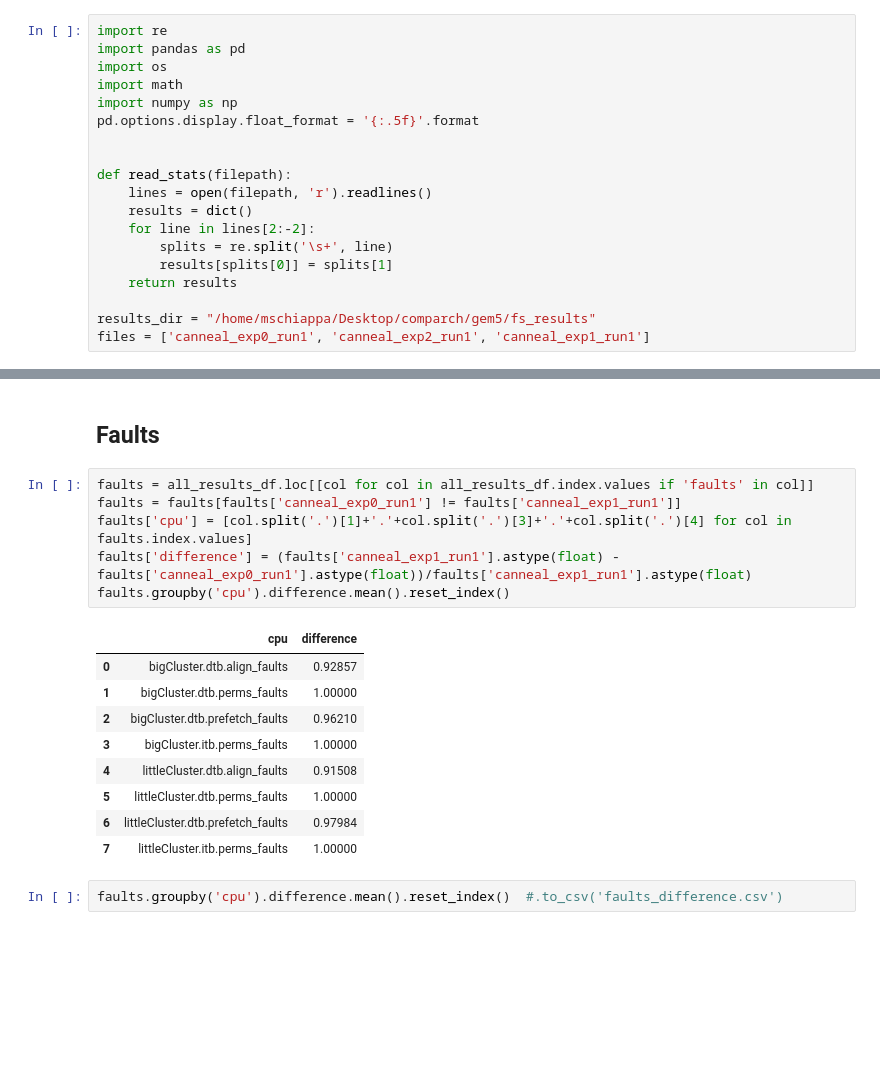
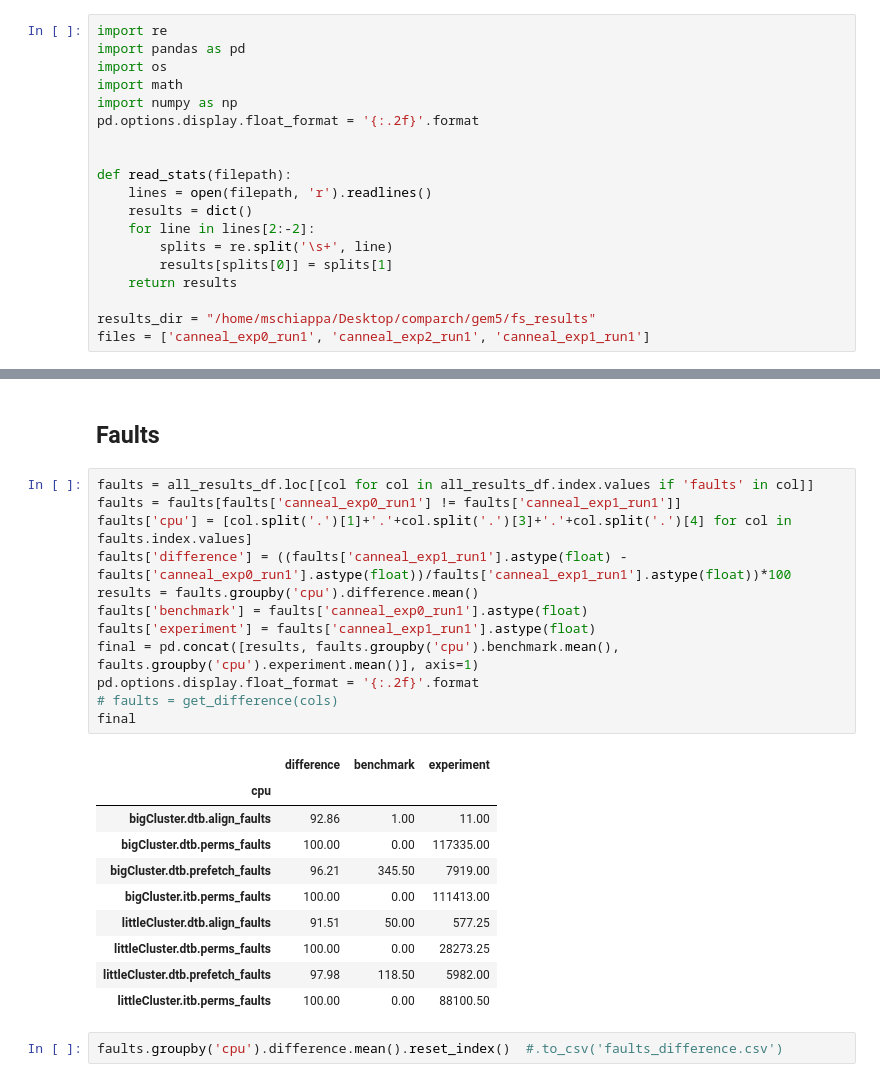
Before and after one commit to Maddy12/CDA5106_Group52019, a Jupyter notebook: FinalProjectStats.ipynb, the cells around one changed output, grey strips where cells are left out. Drawn from its saved outputs; the diff is of its cells as text; blank space fills up the shorter version.

```diff
--- a/FinalProjectStats.ipynb
+++ b/FinalProjectStats.ipynb
@@ -4,7 +4,7 @@ import pandas as pd
 import os
 import math
 import numpy as np
-pd.options.display.float_format = '{:.5f}'.format
+pd.options.display.float_format = '{:.2f}'.format
 
 
 def read_stats(filepath):
@@ -109,19 +113,26 @@ all_results_df[(all_results_df['canneal_exp1_run1'] != all_results_df['canneal_e
 # %%
 faults = all_results_df.loc[[col for col in all_results_df.index.values if 'faults' in col]]
 faults = faults[faults['canneal_exp0_run1'] != faults['canneal_exp1_run1']]
 faults['cpu'] = [col.split('.')[1]+'.'+col.split('.')[3]+'.'+col.split('.')[4] for col in faults.index.values]
-faults['difference'] = (faults['canneal_exp1_run1'].astype(float) - faults['canneal_exp0_run1'].astype(float))/faults['canneal_exp1_run1'].astype(float)
-faults.groupby('cpu').difference.mean().reset_index()
+faults['difference'] = ((faults['canneal_exp1_run1'].astype(float) - faults['canneal_exp0_run1'].astype(float))/faults['canneal_exp1_run1'].astype(float))*100
+results = faults.groupby('cpu').difference.mean()
+faults['benchmark'] = faults['canneal_exp0_run1'].astype(float)
+faults['experiment'] = faults['canneal_exp1_run1'].astype(float)
+final = pd.concat([results, faults.groupby('cpu').benchmark.mean(), faults.groupby('cpu').experiment.mean()], axis=1)
+pd.options.display.float_format = '{:.2f}'.format
+# faults = get_difference(cols)
+final
 # %% [output]
-|  | cpu | difference |
-| 0 | bigCluster.dtb.align_faults | 0.92857 |
-| 1 | bigCluster.dtb.perms_faults | 1.00000 |
-| 2 | bigCluster.dtb.prefetch_faults | 0.96210 |
-| 3 | bigCluster.itb.perms_faults | 1.00000 |
-| 4 | littleCluster.dtb.align_faults | 0.91508 |
-| 5 | littleCluster.dtb.perms_faults | 1.00000 |
-| 6 | littleCluster.dtb.prefetch_faults | 0.97984 |
-| 7 | littleCluster.itb.perms_faults | 1.00000 |
+|  | difference | benchmark | experiment |
+| cpu |  |  |  |
+| bigCluster.dtb.align_faults | 92.86 | 1.00 | 11.00 |
+| bigCluster.dtb.perms_faults | 100.00 | 0.00 | 117335.00 |
+| bigCluster.dtb.prefetch_faults | 96.21 | 345.50 | 7919.00 |
+| bigCluster.itb.perms_faults | 100.00 | 0.00 | 111413.00 |
+| littleCluster.dtb.align_faults | 91.51 | 50.00 | 577.25 |
+| littleCluster.dtb.perms_faults | 100.00 | 0.00 | 28273.25 |
+| littleCluster.dtb.prefetch_faults | 97.98 | 118.50 | 5982.00 |
+| littleCluster.itb.perms_faults | 100.00 | 0.00 | 88100.50 |
 # %%
 faults.groupby('cpu').difference.mean().reset_index()  #.to_csv('faults_difference.csv')
 # %% [markdown]
```
Also changed, not shown: parts of 6 cells of this notebook.
